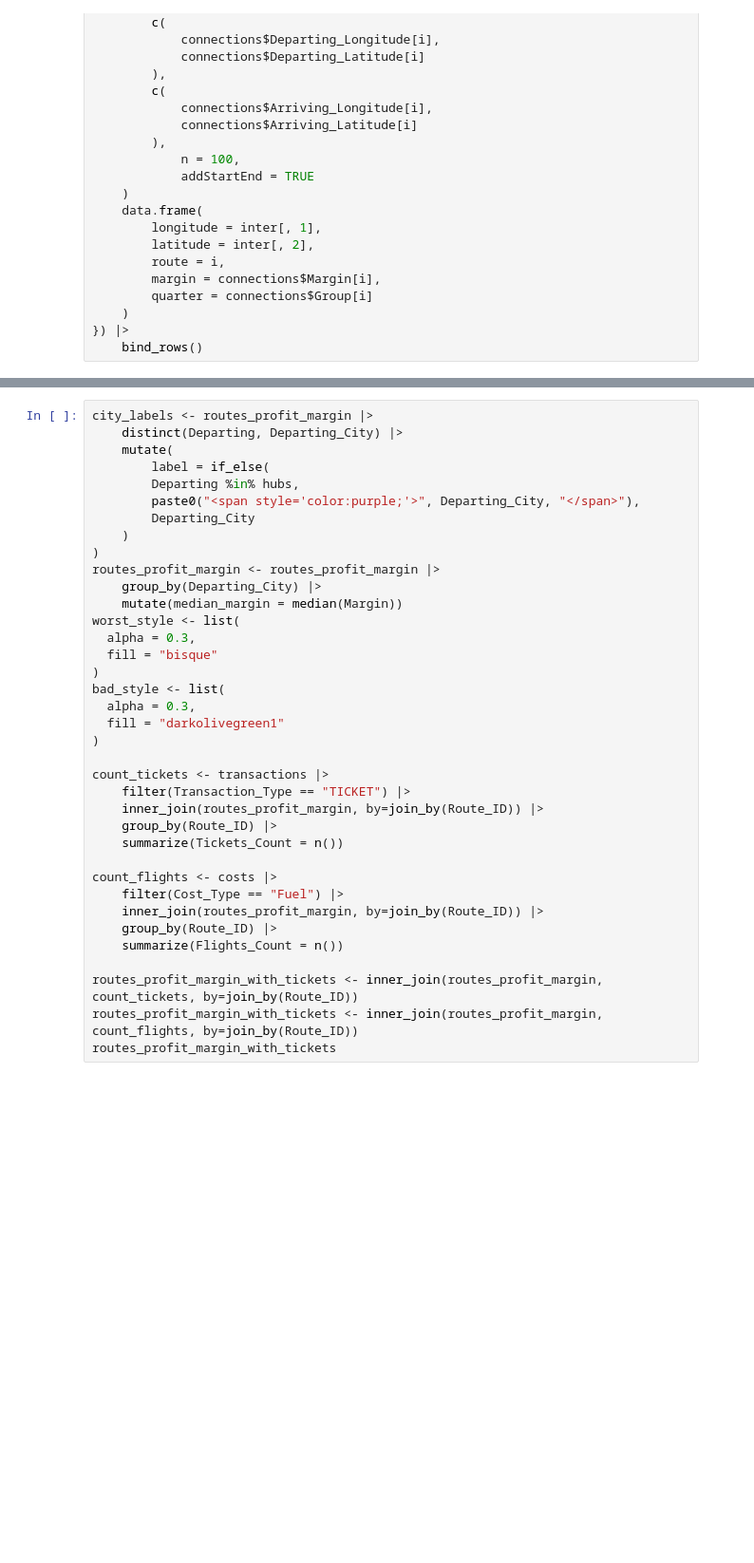
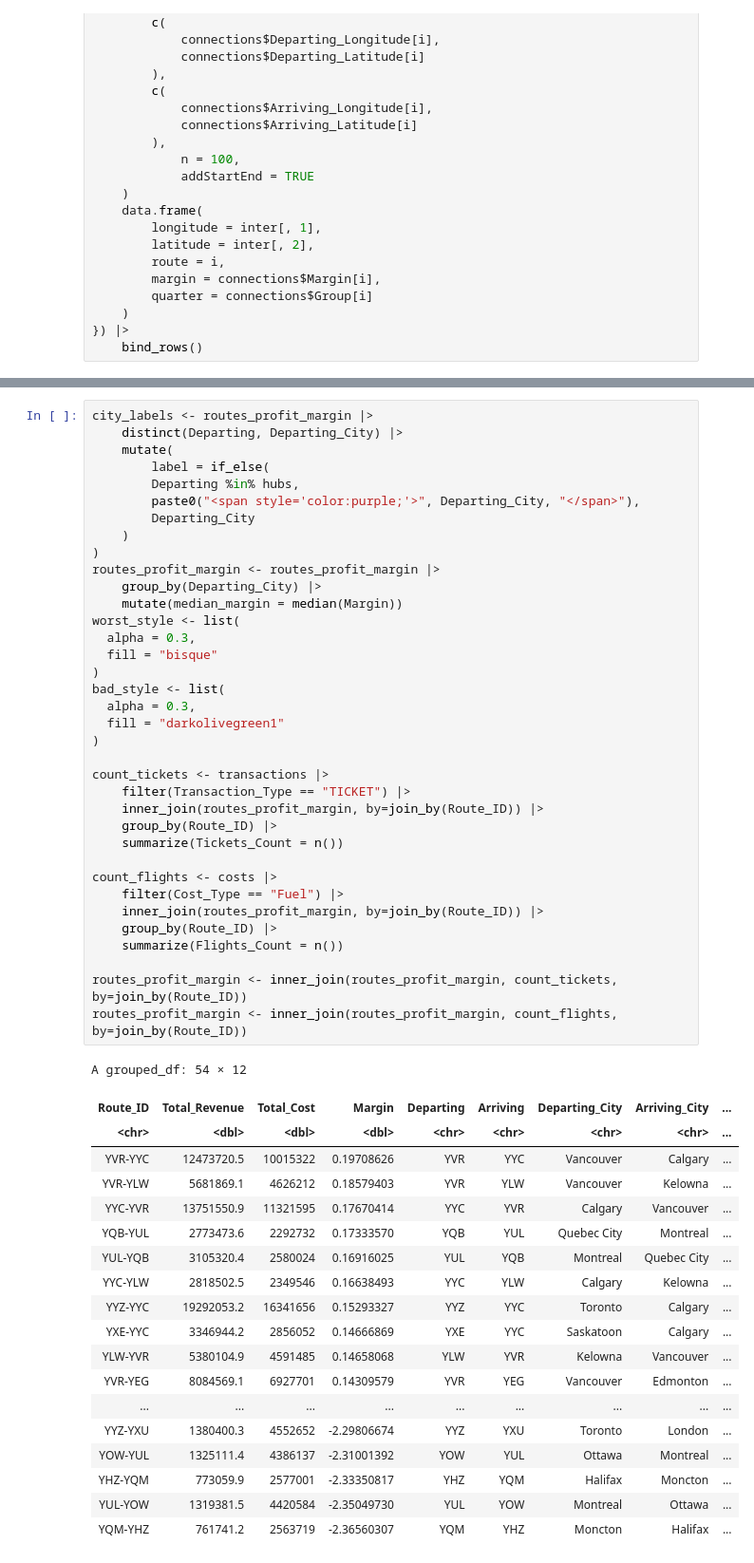
Before and after one commit to annhuynhh/thecontrolgroup_firstbyte, a Jupyter notebook: Project.ipynb, the cells around one changed output, grey strips where cells are left out. Shown at 95% size. Cells and saved outputs as stored; diff of their text form; blank space fills up the shorter version.

```diff
--- a/Project.ipynb
+++ b/Project.ipynb
@@ -509,34 +476,53 @@ city_labels <- routes_profit_margin |>
         label = if_else(
         Departing %in% hubs,
         paste0("<span style='color:purple;'>", Departing_City, "</span>"),
         Departing_City
     )
 )
 routes_profit_margin <- routes_profit_margin |>
     group_by(Departing_City) |>
     mutate(median_margin = median(Margin))
 worst_style <- list(
   alpha = 0.3,
   fill = "bisque"
 )
 bad_style <- list(
   alpha = 0.3,
   fill = "darkolivegreen1"
 )
 
 count_tickets <- transactions |>
     filter(Transaction_Type == "TICKET") |>
     inner_join(routes_profit_margin, by=join_by(Route_ID)) |>
     group_by(Route_ID) |>
     summarize(Tickets_Count = n())
 
 count_flights <- costs |>
     filter(Cost_Type == "Fuel") |>
     inner_join(routes_profit_margin, by=join_by(Route_ID)) |>
     group_by(Route_ID) |>
     summarize(Flights_Count = n())
 
-routes_profit_margin_with_tickets <- inner_join(routes_profit_margin, count_tickets, by=join_by(Route_ID))
-routes_profit_margin_with_tickets <- inner_join(routes_profit_margin, count_flights, by=join_by(Route_ID))
-routes_profit_margin_with_tickets
+routes_profit_margin <- inner_join(routes_profit_margin, count_tickets, by=join_by(Route_ID))
+routes_profit_margin <- inner_join(routes_profit_margin, count_flights, by=join_by(Route_ID))
+# %% [output]
+A grouped_df: 54 × 12
+| Route_ID | Total_Revenue | Total_Cost | Margin | Departing | Arriving | Departing_City | Arriving_City | ... |
+| <chr> | <dbl> | <dbl> | <dbl> | <chr> | <chr> | <chr> | <chr> | ... |
+| YVR-YYC | 12473720.5 | 10015322 | 0.19708626 | YVR | YYC | Vancouver | Calgary | ... |
+| YVR-YLW | 5681869.1 | 4626212 | 0.18579403 | YVR | YLW | Vancouver | Kelowna | ... |
+| YYC-YVR | 13751550.9 | 11321595 | 0.17670414 | YYC | YVR | Calgary | Vancouver | ... |
+| YQB-YUL | 2773473.6 | 2292732 | 0.17333570 | YQB | YUL | Quebec City | Montreal | ... |
+| YUL-YQB | 3105320.4 | 2580024 | 0.16916025 | YUL | YQB | Montreal | Quebec City | ... |
+| YYC-YLW | 2818502.5 | 2349546 | 0.16638493 | YYC | YLW | Calgary | Kelowna | ... |
+| YYZ-YYC | 19292053.2 | 16341656 | 0.15293327 | YYZ | YYC | Toronto | Calgary | ... |
+| YXE-YYC | 3346944.2 | 2856052 | 0.14666869 | YXE | YYC | Saskatoon | Calgary | ... |
+| YLW-YVR | 5380104.9 | 4591485 | 0.14658068 | YLW | YVR | Kelowna | Vancouver | ... |
+| YVR-YEG | 8084569.1 | 6927701 | 0.14309579 | YVR | YEG | Vancouver | Edmonton | ... |
+| ... | ... | ... | ... | ... | ... | ... | ... | ... |
+| YYZ-YXU | 1380400.3 | 4552652 | -2.29806674 | YYZ | YXU | Toronto | London | ... |
+| YOW-YUL | 1325111.4 | 4386137 | -2.31001392 | YOW | YUL | Ottawa | Montreal | ... |
+| YHZ-YQM | 773059.9 | 2577001 | -2.33350817 | YHZ | YQM | Halifax | Moncton | ... |
+| YUL-YOW | 1319381.5 | 4420584 | -2.35049730 | YUL | YOW | Montreal | Ottawa | ... |
+| YQM-YHZ | 761741.2 | 2563719 | -2.36560307 | YQM | YHZ | Moncton | Halifax | ... |
 # %%
```
Also changed, not shown: parts of 11 cells of this notebook.
